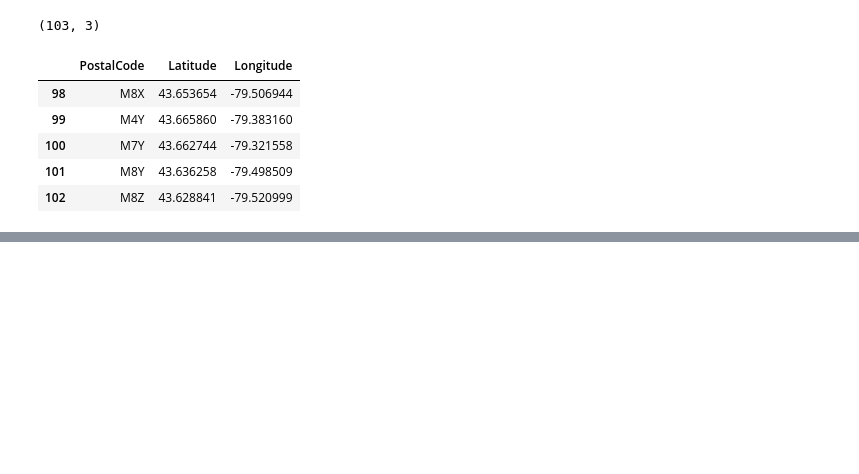
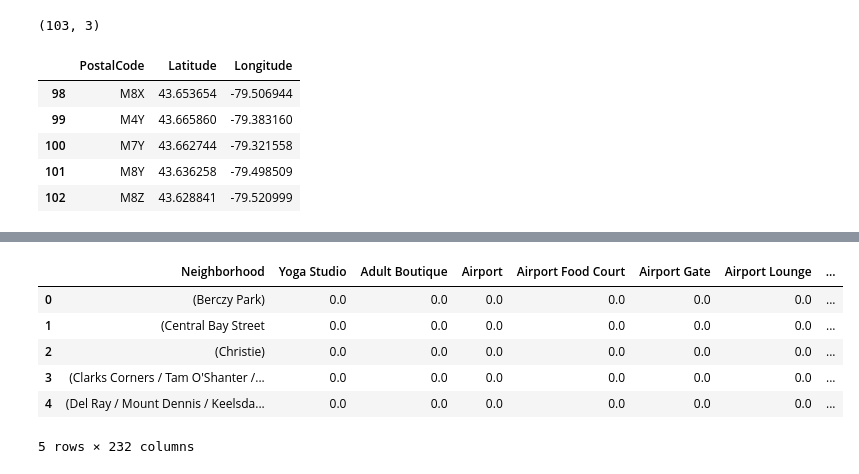
Before and after one commit to dincamihai/Neighborhood-Data-Coursera-Capstone, a Jupyter notebook: toronto.ipynb, the cells around one changed output, grey strips where cells are left out. Drawn from its saved outputs; the diff is of its cells as text; code cells hidden in the pictures; blank space fills up the shorter version.

```diff
--- a/toronto.ipynb
+++ b/toronto.ipynb
@@ -95,0 +222,12 @@ df_data.head(10)
+# %%
+# one hot encoding
+toronto_onehot = pd.get_dummies(toronto_venues[['Venue Category']], prefix="", prefix_sep="")
+
+# add neighborhood column back to dataframe
+toronto_onehot['Neighborhood'] = toronto_venues['Neighborhood']
+
+# move neighborhood column to the first column
+fixed_columns = [toronto_onehot.columns[-1]] + list(toronto_onehot.columns[:-1])
+toronto_onehot = toronto_onehot[fixed_columns]
+
+toronto_onehot.head()
@@ -95,0 +242,11 @@ df_data.head(10)
+# %%
+toronto_grouped = toronto_onehot.groupby('Neighborhood').mean().reset_index()
+toronto_grouped.head()
+# %% [output]
+|  | Neighborhood | Yoga Studio | Adult Boutique | Airport | Airport Food Court | Airport Gate | Airport Lounge | ... |
+| 0 | (Berczy Park) | 0.0 | 0.0 | 0.0 | 0.0 | 0.0 | 0.0 | ... |
+| 1 | (Central Bay Street | 0.0 | 0.0 | 0.0 | 0.0 | 0.0 | 0.0 | ... |
+| 2 | (Christie) | 0.0 | 0.0 | 0.0 | 0.0 | 0.0 | 0.0 | ... |
+| 3 | (Clarks Corners / Tam O'Shanter /... | 0.0 | 0.0 | 0.0 | 0.0 | 0.0 | 0.0 | ... |
+| 4 | (Del Ray / Mount Dennis / Keelsda... | 0.0 | 0.0 | 0.0 | 0.0 | 0.0 | 0.0 | ... |
+5 rows × 232 columns
```
Also changed, not shown: parts of 24 cells of this notebook.
